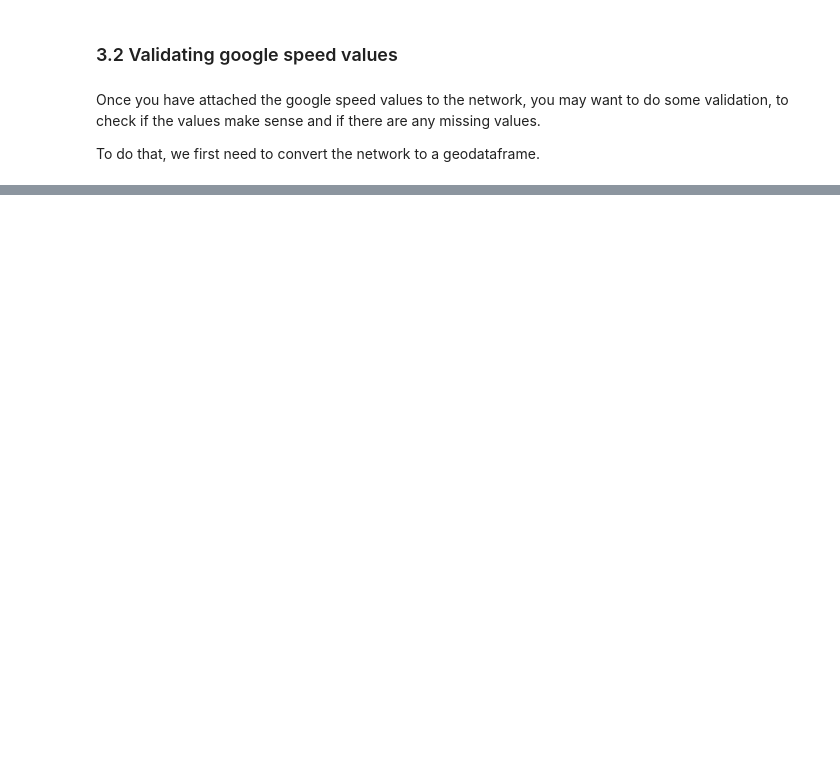
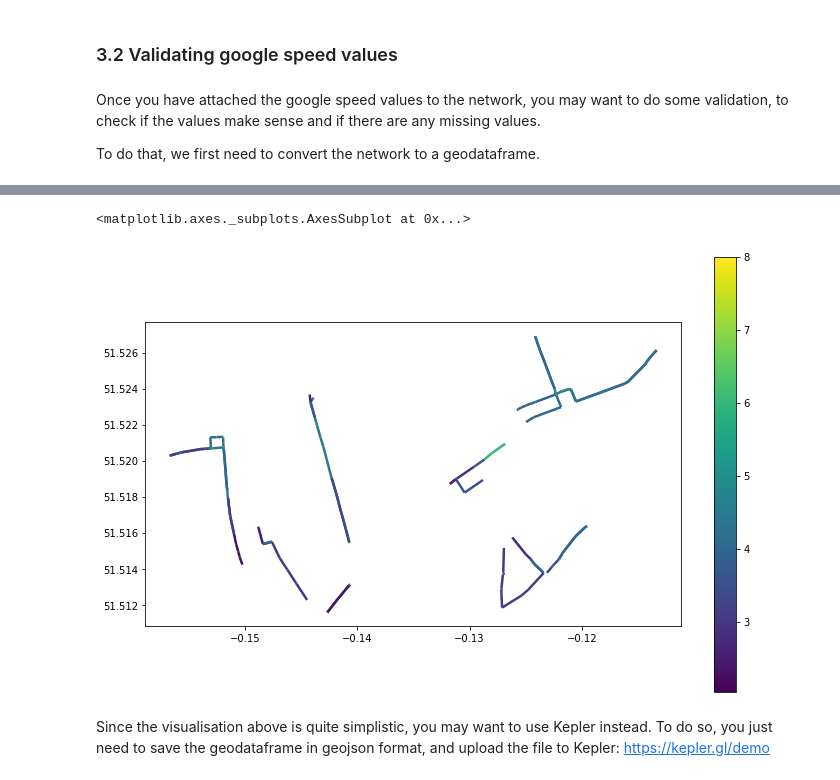
Before and after one commit to arup-group/genet, a Jupyter notebook: notebooks/6.2. Validating Network - Google Directions API.ipynb, the cells around one changed output, grey strips where cells are left out. Saved outputs shown, nothing was run; the diff lists cells and outputs as text; code cells hidden in the pictures; blank space fills up the shorter version.

Commit message:
finalises the updates to the notebook 6.2. Validating Network - Google Directions API.ipynb

```diff
--- a/notebooks/6.2. Validating Network - Google Directions API.ipynb
+++ b/notebooks/6.2. Validating Network - Google Directions API.ipynb
@@ -36,9 +35,11 @@ network = os.path.join(path_to_matsim_network, 'network.xml')
 schedule = os.path.join(path_to_matsim_network, 'schedule.xml')
 vehicles = os.path.join(path_to_matsim_network, 'vehicles.xml')
 
+network_epsg = 'epsg:27700'
+
 n = read_matsim(
     path_to_network=network,
-    epsg='epsg:27700',
+    epsg=network_epsg,
     path_to_schedule=schedule,
     path_to_vehicles=vehicles
 )
@@ -197,7 +198,7 @@ api_requests = google_directions.send_requests_for_network(
 # %% [markdown]
 Once the request results have been received, you can read them in from the output directory you specified.
 # %%
-api_requests = google_directions.read_api_requests('../example_data/example_google_speed_data/api_requests.json')
+api_requests = google_directions.read_api_requests('../example_data/example_google_speed_data/api_requests_received.json')
 # %%
 api_requests
 # %% [output]
@@ -328,3 +347,39 @@ n.edge('9791490', '4698712638')
 Once you have attached the google speed values to the network, you may want to do some validation, to check if the values make sense and if there are any missing values.
 
 To do that, we first need to convert the network to a geodataframe.
+# %%
+# If you only sent the requests for parts of the network with a certain OSM tag,
+# you should pass the list of those tags to the function graph_to_gdf()
+
+def graph_to_gdf(network, osm_tag=all):
+    subgraph_t = network.subgraph_on_link_conditions(
+        conditions = [
+            {'attributes': {'osm:way:highway': {'text': osm_tag}}},
+            {'modes' : 'car'}],
+        how = all,
+        mixed_dtypes = True)
+
+    # convert subgraph to geodataframe
+    gdf_dict = generate_geodataframes(subgraph_t)
+    gdf = gdf_dict['links']
+
+    # fill in missing points (due to network structure when filtering by osm_tag)
+    gdf.loc[gdf['geometry'].isna(), 'geometry'] = gdf.loc[gdf['geometry'].isna()].apply(
+        lambda x: line_geometry(x['from'], x['to']), axis=1)
+
+    # convert to epsg:4326 to allow visualisation in Kepler in section 4
+    gdf = gdf.to_crs("epsg:4326")
+
+    return gdf
+
+
+# For filling in missing points
+def line_geometry(u, v):
+    from_node = n.node(u)
+    to_node = n.node(v)
+    return LineString(
+        [(float(from_node['x']), float(from_node['y'])), (float(to_node['x']), float(to_node['y']))])
+# %%
+gdf = graph_to_gdf(n)
+with_gs = gdf[gdf['google_speed'].notna()]
+google_speed_list = with_gs['google_speed'].to_list()
@@ -332,0 +405,8 @@ To do that, we first need to convert the network to a geodataframe.
+# %%
+fig, ax = plt.subplots(1, 1, figsize=(12,8))
+gdf.plot(column='google_speed', ax=ax, legend=True, linewidth=2.5)
+# %% [output]
+<matplotlib.axes._subplots.AxesSubplot at 0x...>
+[figure, added]
+# %% [markdown]
+Since the visualisation above is quite simplistic, you may want to use Kepler instead. To do so, you just need to save the geodataframe in geojson format, and upload the file to Kepler: https://kepler.gl/demo
```
Also changed, not shown: parts of 18 cells of this notebook, 6 other files.
